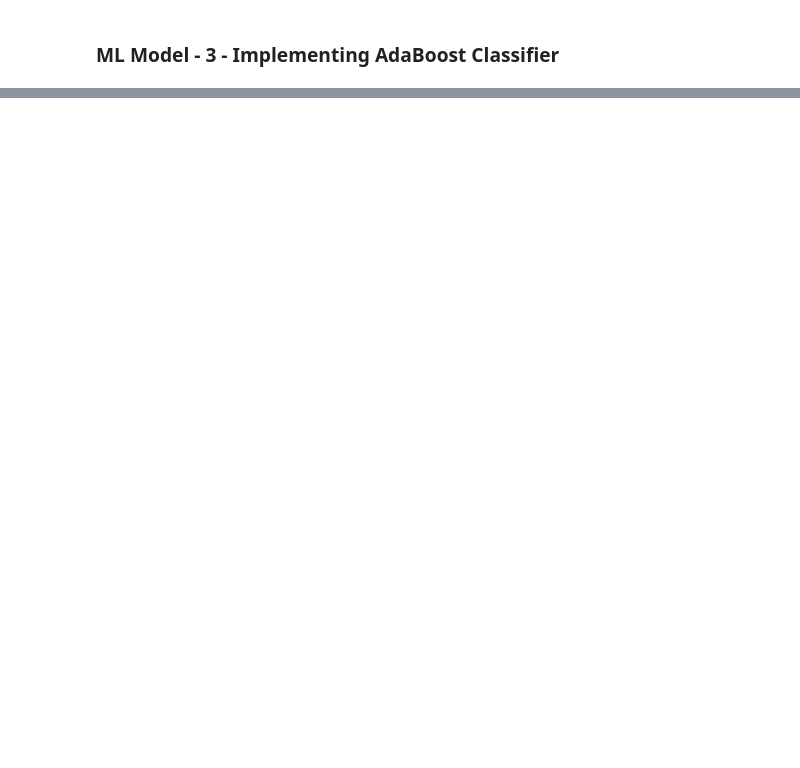
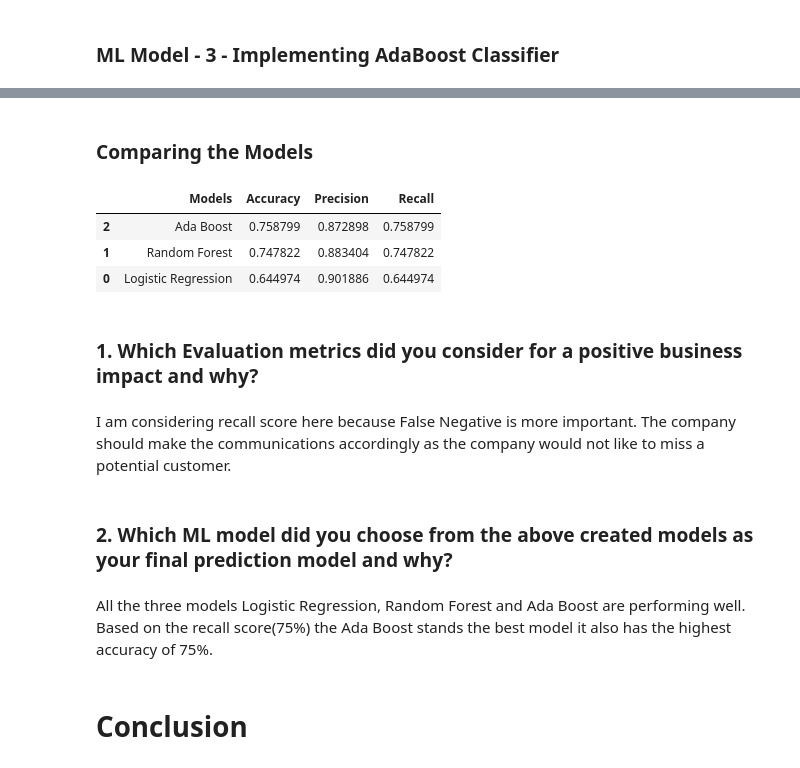
Before and after one commit to DharmeshRV/Health-Insurance-Cross-Sell-Prediction, a Jupyter notebook: Health_Insurance_Cross_Sell_Predictiond0.ipynb, the cells around one changed output, grey strips where cells are left out. Saved outputs shown, nothing was run; the diff lists cells and outputs as text; code cells hidden in the pictures; blank space fills up the shorter version.

Commit message:
Seventh Commit - Conclusion

```diff
--- a/Health_Insurance_Cross_Sell_Predictiond0.ipynb
+++ b/Health_Insurance_Cross_Sell_Predictiond0.ipynb
@@ -1132,3 +1129,28 @@ The recall on test dataset is 0.7566412254915181
 adb_acc = adboost[0]
 adb_precision = adboost[1]
 adb_recall = adboost[2]
+# %% [markdown]
+### Comparing the Models
+# %%
+# Creating dataframe to compare all the models
+models_df = pd.DataFrame({'Models': ['Logistic Regression','Random Forest','Ada Boost'],
+                          'Accuracy': [log_acc, rf_acc, adb_acc],
+                          'Precision': [log_precision, rf_precision,  adb_precision],
+                          'Recall': [log_recall, rf_recall,  adb_recall],})
+models_df.sort_values(by=['Recall'], ascending=False, inplace=True)
+models_df
+# %% [output]
+|  | Models | Accuracy | Precision | Recall |
+| 2 | Ada Boost | 0.758799 | 0.872898 | 0.758799 |
+| 1 | Random Forest | 0.747822 | 0.883404 | 0.747822 |
+| 0 | Logistic Regression | 0.644974 | 0.901886 | 0.644974 |
+# %% [markdown]
+### 1. Which Evaluation metrics did you consider for a positive business impact and why?
+# %% [markdown]
+I am considering recall score here because False Negative is more important. The company should make the communications accordingly as the company would not like to miss a potential customer.
+# %% [markdown]
+### 2. Which ML model did you choose from the above created models as your final prediction model and why?
+# %% [markdown]
+All the three models Logistic Regression, Random Forest and Ada Boost are performing well. Based on the recall score(75%) the Ada Boost stands the best model it also has the highest accuracy of 75%.
+# %% [markdown]
+# **Conclusion**
```
Also changed, not shown: parts of 11 cells of this notebook.
